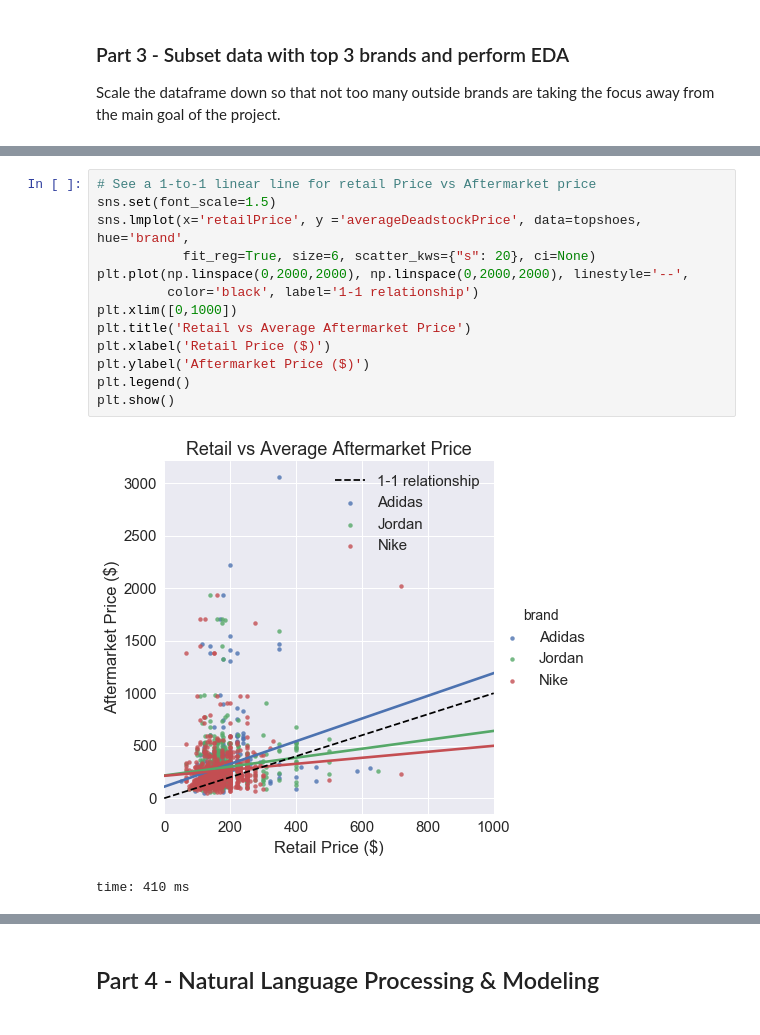
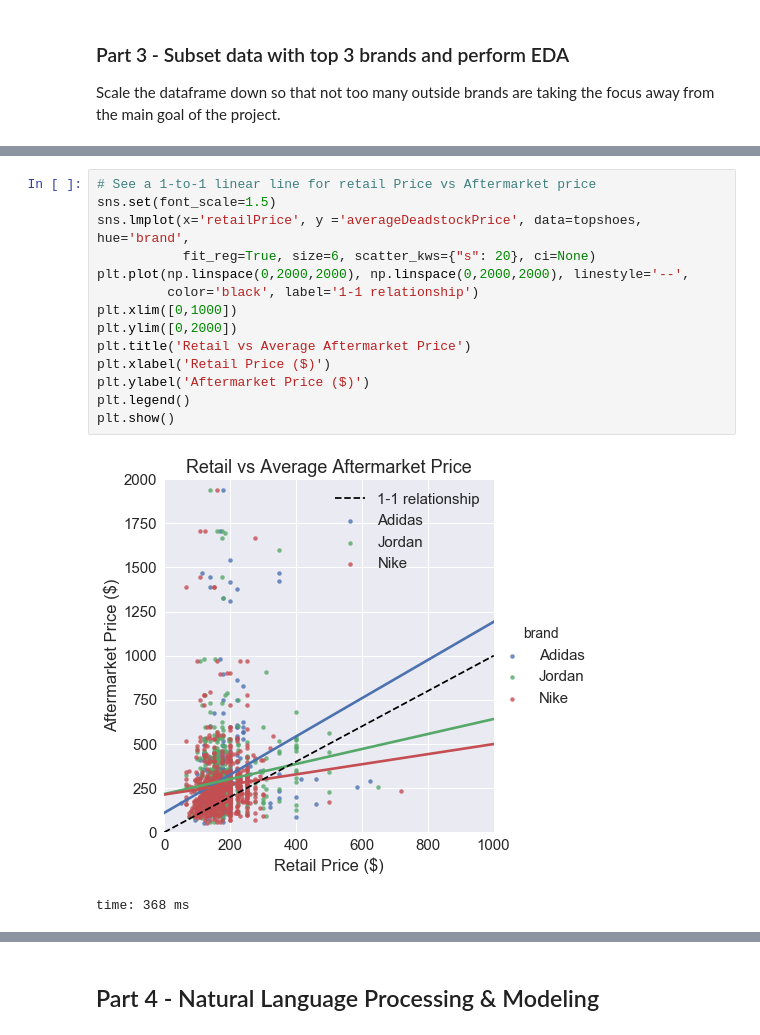
Before and after one commit to chrisk447/Capstone-GA, a Jupyter notebook: StockX Notebook.ipynb, the cells around one changed output, grey strips where cells are left out. Cells and saved outputs as stored; diff of their text form.

```diff
--- a/StockX Notebook.ipynb
+++ b/StockX Notebook.ipynb
@@ -232,19 +232,20 @@ time: 271 ms
 # %%
 # See a 1-to-1 linear line for retail Price vs Aftermarket price
 sns.set(font_scale=1.5)
 sns.lmplot(x='retailPrice', y ='averageDeadstockPrice', data=topshoes, hue='brand',
            fit_reg=True, size=6, scatter_kws={"s": 20}, ci=None)
 plt.plot(np.linspace(0,2000,2000), np.linspace(0,2000,2000), linestyle='--',
          color='black', label='1-1 relationship')
 plt.xlim([0,1000])
+plt.ylim([0,2000])
 plt.title('Retail vs Average Aftermarket Price')
 plt.xlabel('Retail Price ($)')
 plt.ylabel('Aftermarket Price ($)')
 plt.legend()
 plt.show()
 # %% [output]
-[figure, old version]
+[figure, new version]
-time: 410 ms
+time: 368 ms
 # %%
 import statsmodels.api as sm
 xx = topshoes[['retailPrice', 'brand']]
```
Also changed, not shown: parts of 49 cells of this notebook.
